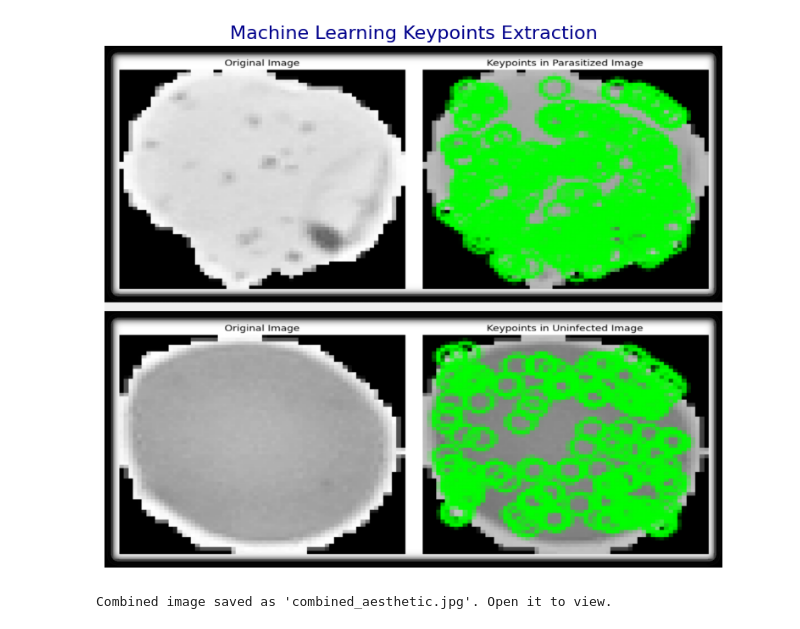
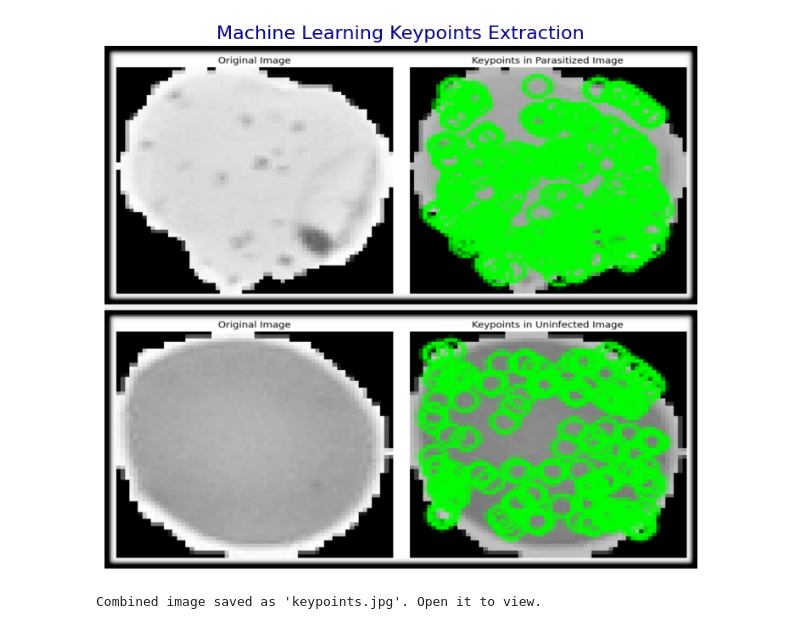
Before and after one commit to Juan-Carlos-D/Malaria-Classifier, a Jupyter notebook: Image.ipynb, the cells around one changed output. Drawn from its saved outputs; the diff is of its cells as text; code cells hidden in the pictures.

Commit message:
keypoints

```diff
--- a/Image.ipynb
+++ b/Image.ipynb
@@ -4,7 +4,7 @@ import numpy as np
 import matplotlib.pyplot as plt
 
 # Target dimensions
-TARGET_WIDTH = 1380
+TARGET_WIDTH = 1400
 TARGET_HEIGHT = 1100
 
 # Load two images
@@ -42,33 +42,33 @@ def add_aesthetic_effects(image, padding=10, border_color=(255, 255, 255), radiu
     # Ensure radius is odd for GaussianBlur
     radius = radius if radius % 2 == 1 else radius + 1
     mask = cv2.GaussianBlur(mask, (radius, radius), 0)
 
     return cv2.bitwise_and(padded_image, mask)
 
 
 # Apply the aesthetic effects
 img1_final = add_aesthetic_effects(img1_final, padding=20, border_color=(200, 200, 200), radius=50)
 img2_final = add_aesthetic_effects(img2_final, padding=20, border_color=(200, 200, 200), radius=50)
 
 # Add a light gray separator between the images
 padding_between_images = 20
 separator = np.ones((padding_between_images, img1_final.shape[1], 3), dtype=np.uint8) * 240  # Light gray separator
 
 # Stack images vertically with a separator in between
 combined_image = np.vstack((img1_final, separator, img2_final))
 
 
 # Save the combined image
-cv2.imwrite('combined_aesthetic.jpg', combined_image)
+cv2.imwrite('keypoints.jpg', combined_image)
 
 # Display using matplotlib
 plt.figure(figsize=(10, 8))
 plt.imshow(cv2.cvtColor(combined_image, cv2.COLOR_BGR2RGB))  # Convert BGR to RGB for correct color display
 plt.axis('off')  # Hide axes for better visualization
 plt.title("Machine Learning Keypoints Extraction", fontsize=16, color="darkblue")
 plt.show()
 
 print("Combined image saved as 'keypoints.jpg'. Open it to view.")
 # %% [output]
-[figure, old version]
+[figure, new version]
-Combined image saved as 'combined_aesthetic.jpg'. Open it to view.
+Combined image saved as 'keypoints.jpg'. Open it to view.
```
Also changed, not shown: 1 other file.
